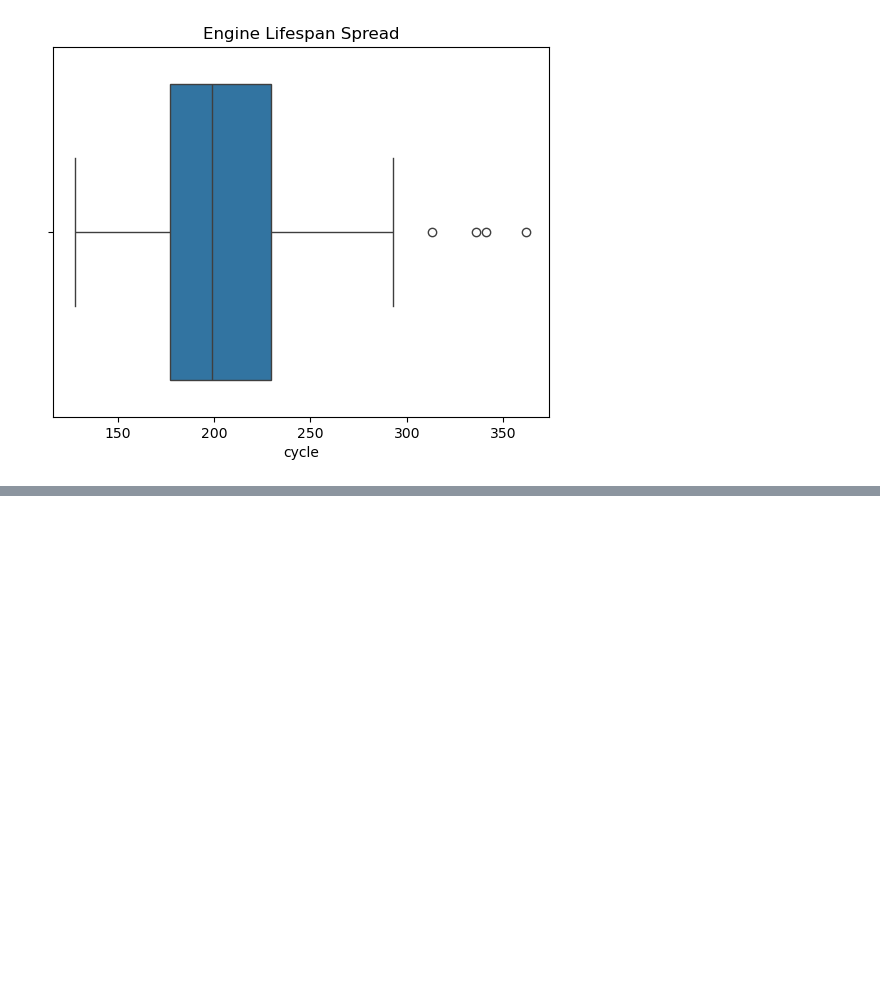
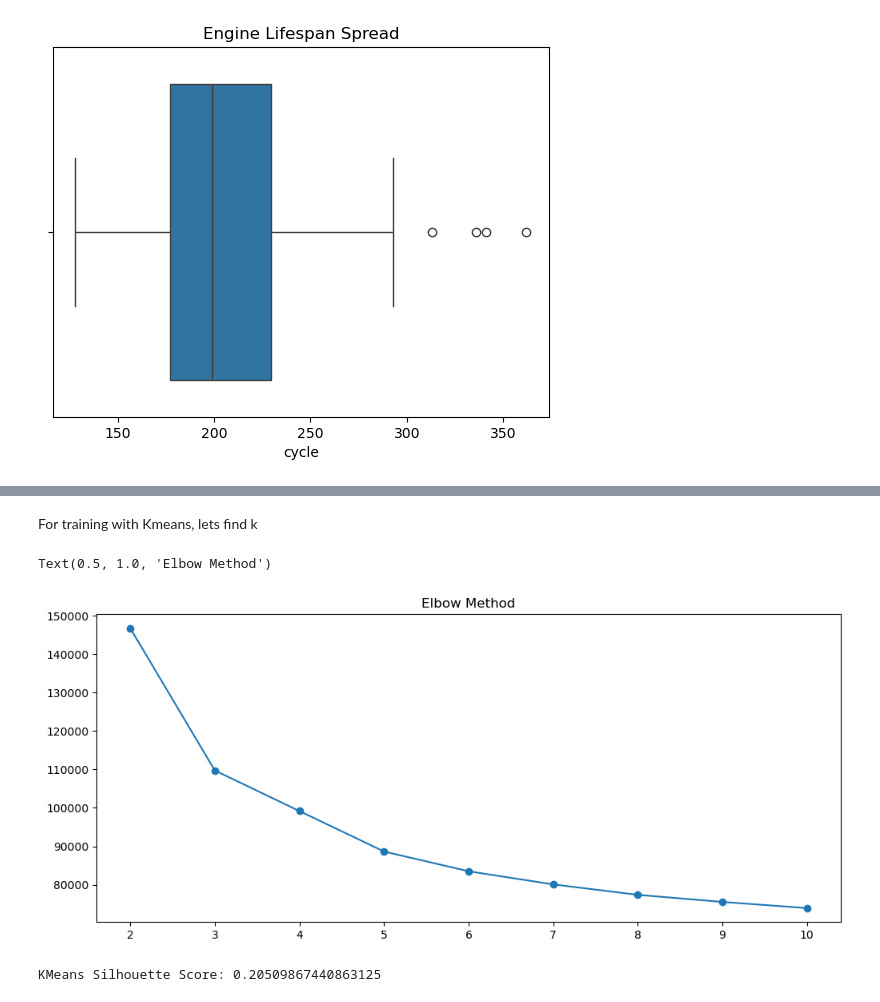
Before and after one commit to sarfraspc/Engine-Anomaly-Radar, a Jupyter notebook: notebook/notebook.ipynb, the cells around one changed output, grey strips where cells are left out. Saved outputs shown, nothing was run; the diff lists cells and outputs as text; code cells hidden in the pictures; blank space fills up the shorter version.

```diff
--- a/notebook/notebook.ipynb
+++ b/notebook/notebook.ipynb
@@ -130,0 +203,18 @@ plt.show()
+# %% [markdown]
+For training with Kmeans, lets find k
+# %%
+from sklearn.cluster import KMeans
+
+inertia=[]
+k=range(2,11)
+for i in k:
+    kmean=KMeans(n_clusters=i,random_state=33)
+    kpred=kmean.fit_predict(scaled_df)
+    inertia.append(kmean.inertia_)
+# %%
+plt.figure(figsize=(12,5))
+plt.plot(k,inertia,marker='o')
+plt.title("Elbow Method")
+# %% [output]
+Text(0.5, 1.0, 'Elbow Method')
+[figure, added]
@@ -130,0 +224,6 @@ plt.show()
+# %%
+from sklearn.metrics import silhouette_score
+
+print("KMeans Silhouette Score:", silhouette_score(scaled_df, df['kmeans_cluster']))
+# %% [output]
+KMeans Silhouette Score: 0.20509867440863125
```
Also changed, not shown: parts of 18 cells of this notebook.
